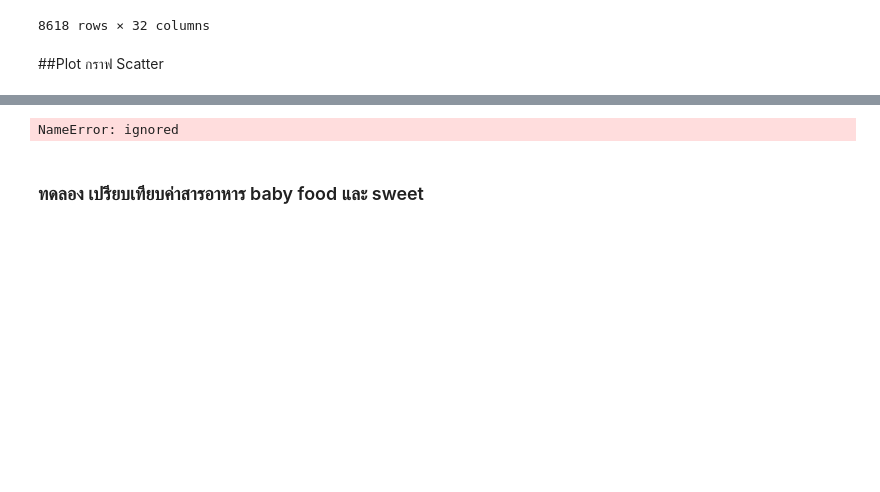
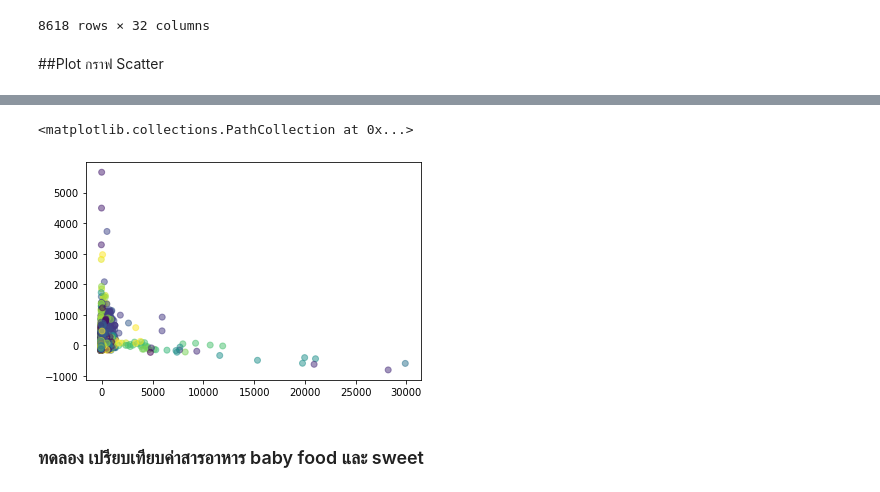
Before and after one commit to Umaporn19/multivariate, a Jupyter notebook: Chapter_3.ipynb, the cells around one changed output, grey strips where cells are left out. Cells and saved outputs as stored; diff of their text form; code cells hidden in the pictures; blank space fills up the shorter version.

```diff
--- a/Chapter_3.ipynb
+++ b/Chapter_3.ipynb
@@ -536,7 +538,8 @@ ValueError: ignored
 # %%
-plt.scatter(New_pca[:,0],New_pca[:,1],c = data_dropped2['FoodGroup'],alpha=0.5)
+plt.scatter(new_pca[:,0],new_pca[:,1],c = data_dropped2['FoodGroup'],alpha=0.5)
 # %% [output]
-NameError: ignored
+<matplotlib.collections.PathCollection at 0x...>
+[figure, added]
 # %% [markdown]
 ### ทดลอง เปรียบเทียบค่าสารอาหาร baby food และ sweet
 # %%
```
Also changed, not shown: parts of 12 cells of this notebook.
